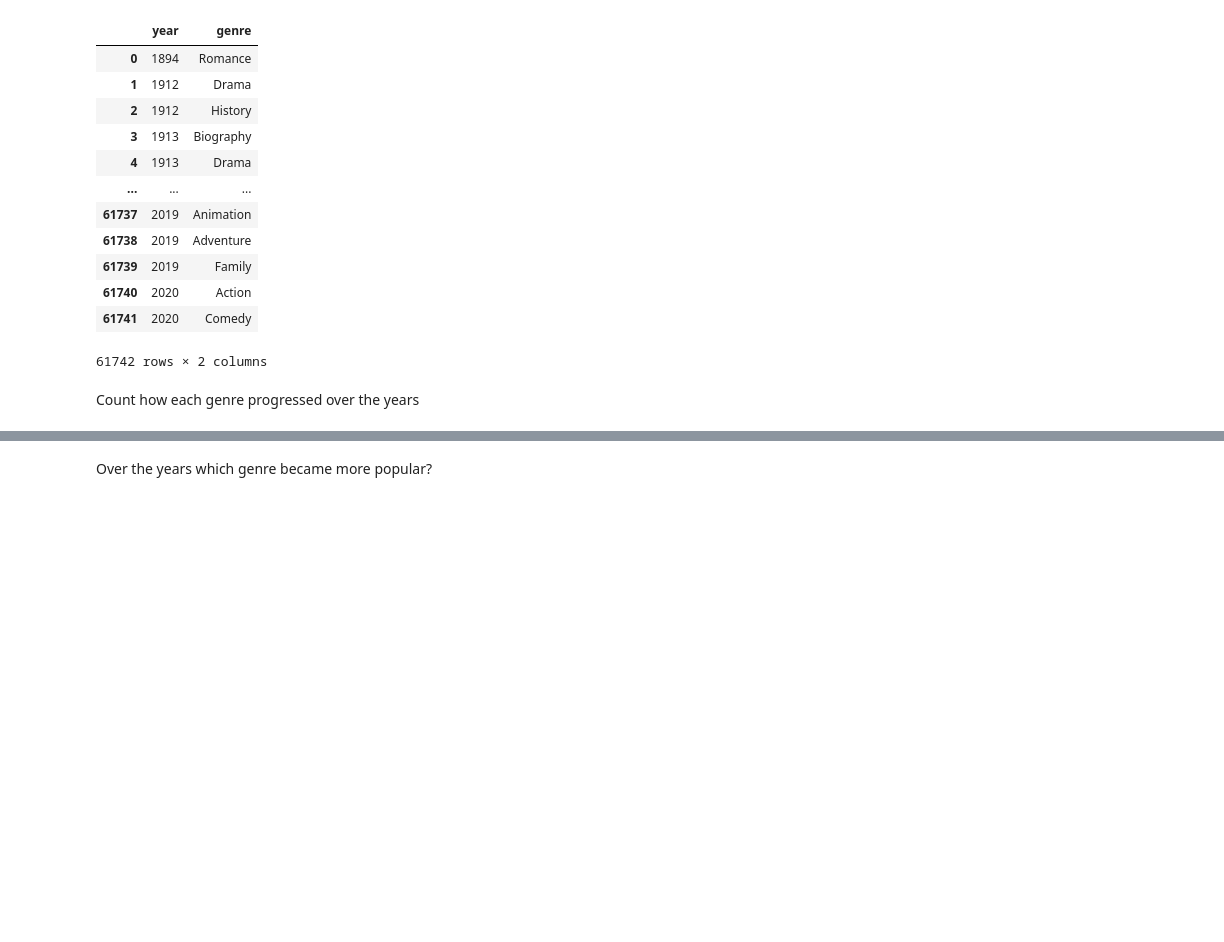
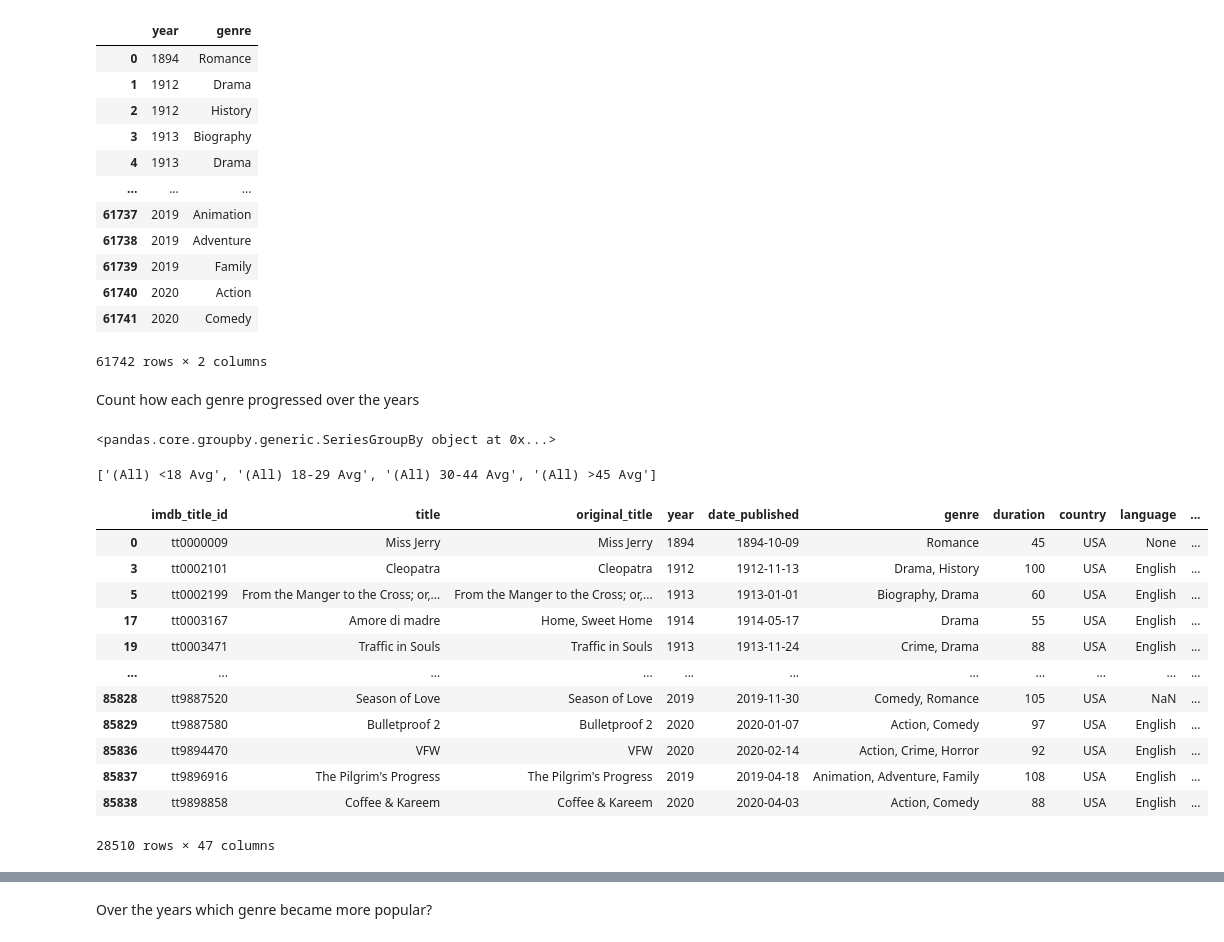
Before and after one commit to mchoi2275/Choi_Portfolio, a Jupyter notebook: IMDB Project/IMDB.ipynb, the cells around one changed output, grey strips where cells are left out. Saved outputs shown, nothing was run; the diff lists cells and outputs as text; code cells hidden in the pictures; blank space fills up the shorter version.

```diff
--- a/IMDB Project/IMDB.ipynb
+++ b/IMDB Project/IMDB.ipynb
@@ -9,17 +9,16 @@ import matplotlib.pyplot as plt
 #Convert date_published and year to the correct date format
 #Drop 'budget', 'usa_gross_income', 'worlwide_gross_income','metascore' from data frame due to the amount of missing data
 # %%
-movies = pd.read_csv('imdb_movies.csv')
-ratings = pd.read_csv('imdb_ratings.csv')
+drop_col = ['budget', 'usa_gross_income', 'worlwide_gross_income','metascore']
 
-usa_movies = movies.merge(ratings, on='imdb_title_id', suffixes=('_movies','_ratings'))
-#usa_movies = pd.DataFrame(movies[movies['country'] =='USA'])
-#usa_movies['date_published'] = usa_movies['date_published'].astype('datetime64[ns]')
-#usa_movies['year'] = pd.DatetimeIndex(usa_movies['date_published']).year
-#usa_movies = usa_movies.drop(['budget', 'usa_gross_income', 'worlwide_gross_income','metascore'], axis=1)
-usa_movies.info()
-#usa_movies.head()
-#ratings
-#usa_movies
+movies = pd.read_csv('imdb_movies.csv') #Import movies
+ratings = pd.read_csv('imdb_ratings2.csv') #Import ratings
+
+usa_movies = movies.merge(ratings, on='imdb_title_id', suffixes=('_movies','_ratings')) #merge ratings onto movies through the imdb title id
+usa_movies = pd.DataFrame(usa_movies[usa_movies['country'] =='USA']) #filter the movies by the country USA and store as a dataframe
+usa_movies['date_published'] = usa_movies['date_published'].astype('datetime64[ns]') #convert date into date data type and replace onto date column
+usa_movies['year'] = pd.DatetimeIndex(usa_movies['date_published']).year #create a year column and extract year from date_publish columns
+usa_movies = usa_movies.drop(drop_col, axis=1) #drop unnecessary columns or columns with a lot of missing data
+usa_movies.info() #print data information
 # %% [output]
 <class 'pandas.core.frame.DataFrame'>
@@ -157,4 +157,11 @@ unique_yearngenre1
 # %% [markdown]
 Count how each genre progressed over the years
 # %%
-unique_yearngenre1[unique_yearngenre1['year']>1970].groupby('year')['genre']
+u=unique_yearngenre1[unique_yearngenre1['year']>1970].groupby('year')['genre']
+u
+# %% [output]
+<pandas.core.groupby.generic.SeriesGroupBy object at 0x...>
+# %%
+['(All) <18 Avg', '(All) 18-29 Avg', '(All) 30-44 Avg', '(All) >45 Avg']
+# %% [output]
+['(All) <18 Avg', '(All) 18-29 Avg', '(All) 30-44 Avg', '(All) >45 Avg']
@@ -160,0 +171,17 @@ unique_yearngenre1[unique_yearngenre1['year']>1970].groupby('year')['genre']
+# %%
+usa_movies['(All) All Ages Avg'] = usa_movies.iloc[:,32:36].mean(axis=1)
+usa_movies
+# %% [output]
+|  | imdb_title_id | title | original_title | year | date_published | genre | duration | country | language | ... |
+| 0 | tt0000009 | Miss Jerry | Miss Jerry | 1894 | 1894-10-09 | Romance | 45 | USA | None | ... |
+| 3 | tt0002101 | Cleopatra | Cleopatra | 1912 | 1912-11-13 | Drama, History | 100 | USA | English | ... |
+| 5 | tt0002199 | From the Manger to the Cross; or,... | From the Manger to the Cross; or,... | 1913 | 1913-01-01 | Biography, Drama | 60 | USA | English | ... |
+| 17 | tt0003167 | Amore di madre | Home, Sweet Home | 1914 | 1914-05-17 | Drama | 55 | USA | English | ... |
+| 19 | tt0003471 | Traffic in Souls | Traffic in Souls | 1913 | 1913-11-24 | Crime, Drama | 88 | USA | English | ... |
+| ... | ... | ... | ... | ... | ... | ... | ... | ... | ... | ... |
+| 85828 | tt9887520 | Season of Love | Season of Love | 2019 | 2019-11-30 | Comedy, Romance | 105 | USA | NaN | ... |
+| 85829 | tt9887580 | Bulletproof 2 | Bulletproof 2 | 2020 | 2020-01-07 | Action, Comedy | 97 | USA | English | ... |
+| 85836 | tt9894470 | VFW | VFW | 2020 | 2020-02-14 | Action, Crime, Horror | 92 | USA | English | ... |
+| 85837 | tt9896916 | The Pilgrim's Progress | The Pilgrim's Progress | 2019 | 2019-04-18 | Animation, Adventure, Family | 108 | USA | English | ... |
+| 85838 | tt9898858 | Coffee & Kareem | Coffee & Kareem | 2020 | 2020-04-03 | Action, Comedy | 88 | USA | English | ... |
+28510 rows × 47 columns
```
Also changed, not shown: parts of 17 cells of this notebook.
